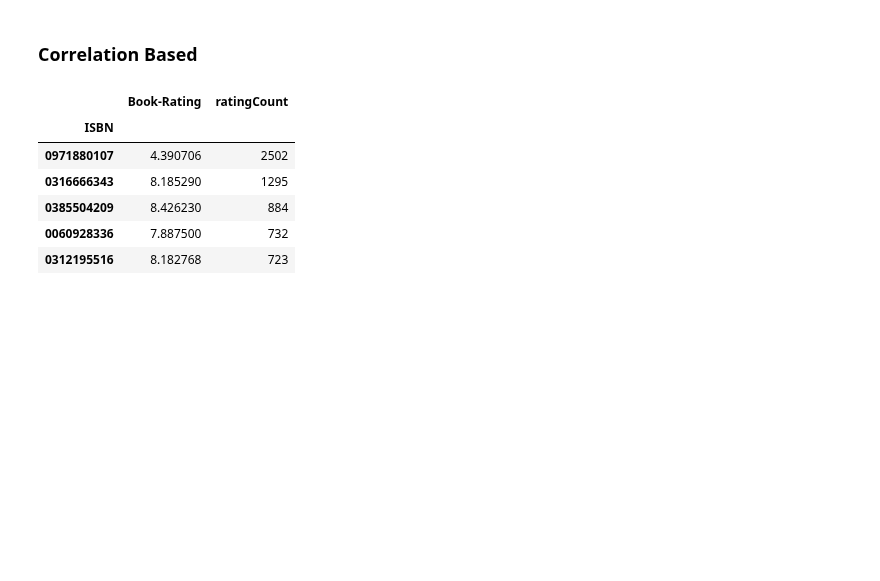
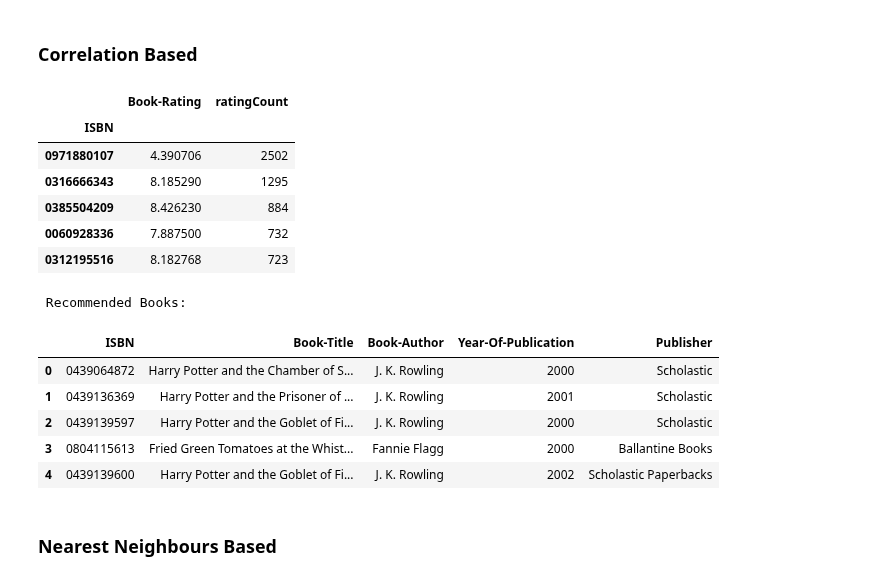
Before and after one commit to Deven876/Book-Recommendation-System, a Jupyter notebook: Book_Recommendation_System.ipynb, the cells around one changed output. Cells and saved outputs as stored; diff of their text form; code cells hidden in the pictures; blank space fills up the shorter version.

Commit message:
Content based

```diff
--- a/Book_Recommendation_System.ipynb
+++ b/Book_Recommendation_System.ipynb
@@ -927,3 +927,23 @@ average_rating.sort_values('ratingCount', ascending=False).head()
 | 0385504209 | 8.426230 | 884 |
 | 0060928336 | 7.887500 | 732 |
 | 0312195516 | 8.182768 | 723 |
+# %%
+isbn = books.loc[books['Book-Title'] == bookName].reset_index(drop = True).iloc[0]['ISBN']
+row = matrix[isbn]
+correlation = pd.DataFrame(matrix.corrwith(row), columns = ['Pearson Corr'])
+corr = correlation.join(average_rating['ratingCount'])
+
+res = corr.sort_values('Pearson Corr', ascending=False).head(number+1)[1:].index
+corr_books = pd.merge(pd.DataFrame(res, columns = ['ISBN']), books, on='ISBN')
+print("\n Recommended Books: \n")
+corr_books
+# %% [output]
+ Recommended Books:
+|  | ISBN | Book-Title | Book-Author | Year-Of-Publication | Publisher |
+| 0 | 0439064872 | Harry Potter and the Chamber of S... | J. K. Rowling | 2000 | Scholastic |
+| 1 | 0439136369 | Harry Potter and the Prisoner of ... | J. K. Rowling | 2001 | Scholastic |
+| 2 | 0439139597 | Harry Potter and the Goblet of Fi... | J. K. Rowling | 2000 | Scholastic |
+| 3 | 0804115613 | Fried Green Tomatoes at the Whist... | Fannie Flagg | 2000 | Ballantine Books |
+| 4 | 0439139600 | Harry Potter and the Goblet of Fi... | J. K. Rowling | 2002 | Scholastic Paperbacks |
+# %% [markdown]
+### **Nearest Neighbours Based**
```
Also changed, not shown: parts of 7 cells of this notebook.
